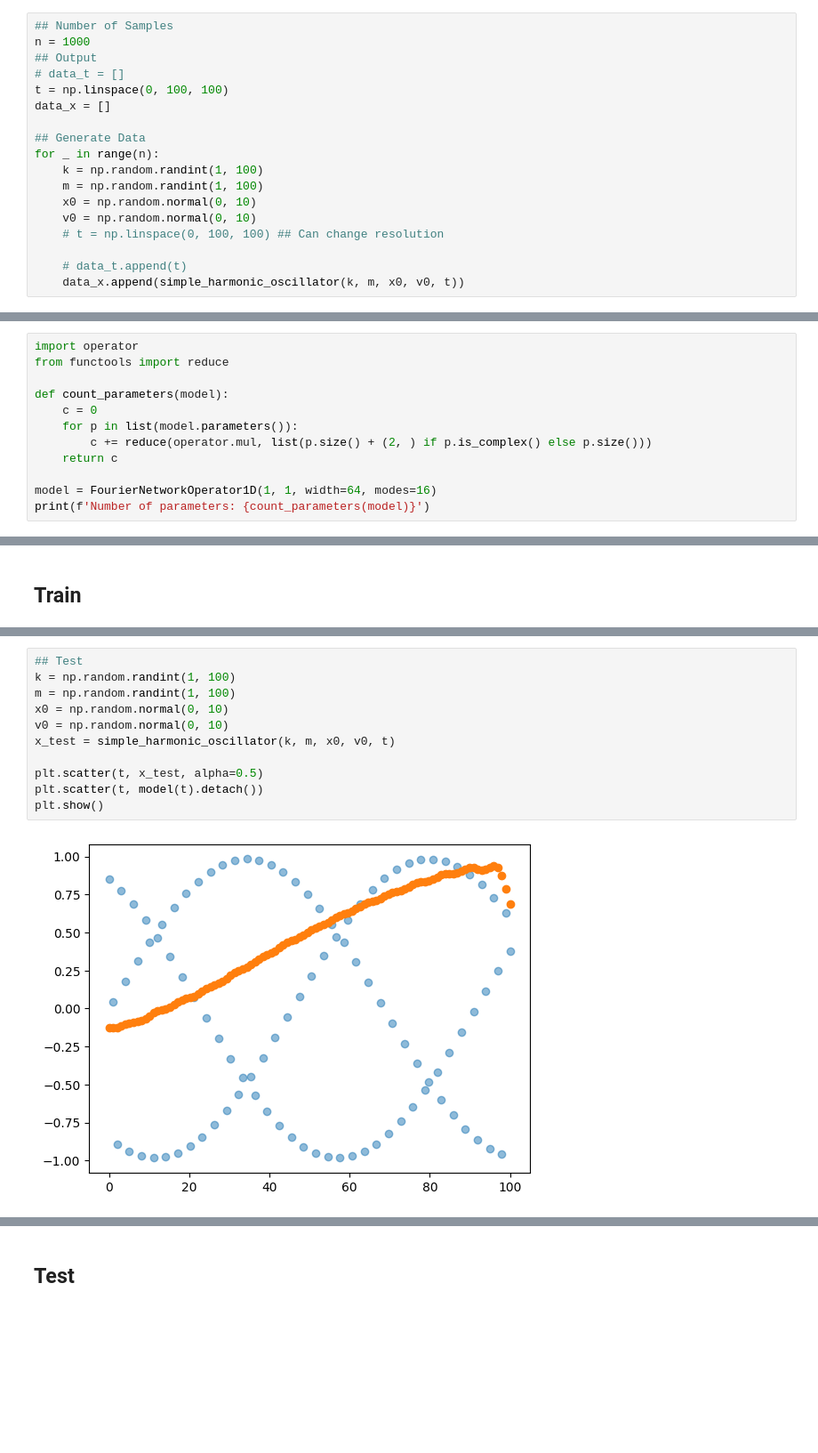
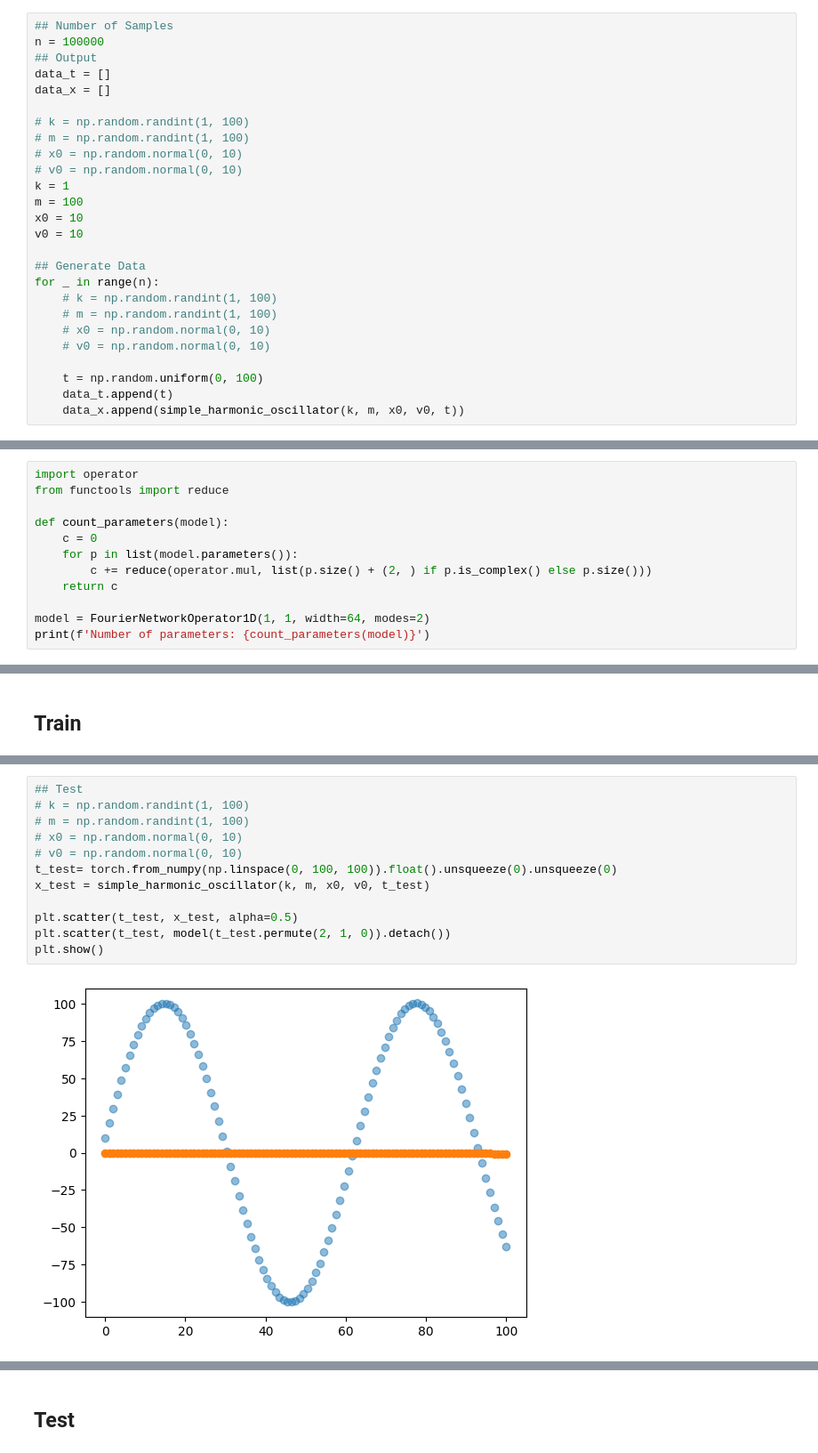
Before and after one commit to Hrrsmjd/fourier_neural_operator, a Jupyter notebook: temp/fourier_1d.ipynb, the cells around one changed output, grey strips where cells are left out. Shown: that part at 89% size. Cells and saved outputs as stored; diff of their text form; blank space fills up the shorter version.

```diff
--- a/temp/fourier_1d.ipynb
+++ b/temp/fourier_1d.ipynb
@@ -31,20 +31,28 @@ def simple_harmonic_oscillator(k: int, m: int, x0: int, v0: int, t: np.array) ->
     return x
 # %%
 ## Number of Samples
-n = 1000
+n = 100000
 ## Output
-# data_t = []
-t = np.linspace(0, 100, 100)
+data_t = []
 data_x = []
+
+# k = np.random.randint(1, 100)
+# m = np.random.randint(1, 100)
+# x0 = np.random.normal(0, 10)
+# v0 = np.random.normal(0, 10)
+k = 1
+m = 100
+x0 = 10
+v0 = 10
 
 ## Generate Data
 for _ in range(n):
-    k = np.random.randint(1, 100)
-    m = np.random.randint(1, 100)
-    x0 = np.random.normal(0, 10)
-    v0 = np.random.normal(0, 10)
-    # t = np.linspace(0, 100, 100) ## Can change resolution
+    # k = np.random.randint(1, 100)
+    # m = np.random.randint(1, 100)
+    # x0 = np.random.normal(0, 10)
+    # v0 = np.random.normal(0, 10)
 
-    # data_t.append(t)
+    t = np.random.uniform(0, 100)
+    data_t.append(t)
     data_x.append(simple_harmonic_oscillator(k, m, x0, v0, t))
 # %%
@@ -190,6 +210,6 @@ def count_parameters(model):
         c += reduce(operator.mul, list(p.size() + (2, ) if p.is_complex() else p.size()))
     return c
 
-model = FourierNetworkOperator1D(1, 1, width=64, modes=16)
+model = FourierNetworkOperator1D(1, 1, width=64, modes=2)
 print(f'Number of parameters: {count_parameters(model)}')
 # %% [output]
@@ -263,13 +230,14 @@ class LpLoss(object):
 # %%
 ## Test
-k = np.random.randint(1, 100)
-m = np.random.randint(1, 100)
-x0 = np.random.normal(0, 10)
-v0 = np.random.normal(0, 10)
-x_test = simple_harmonic_oscillator(k, m, x0, v0, t)
+# k = np.random.randint(1, 100)
+# m = np.random.randint(1, 100)
+# x0 = np.random.normal(0, 10)
+# v0 = np.random.normal(0, 10)
+t_test= torch.from_numpy(np.linspace(0, 100, 100)).float().unsqueeze(0).unsqueeze(0)
+x_test = simple_harmonic_oscillator(k, m, x0, v0, t_test)
 
-plt.scatter(t, x_test, alpha=0.5)
-plt.scatter(t, model(t).detach())
+plt.scatter(t_test, x_test, alpha=0.5)
+plt.scatter(t_test, model(t_test.permute(2, 1, 0)).detach())
 plt.show()
 # %% [output]
-[figure, old version]
+[figure, new version]
```
Also changed, not shown: parts of 20 cells of this notebook, 1 other file.
